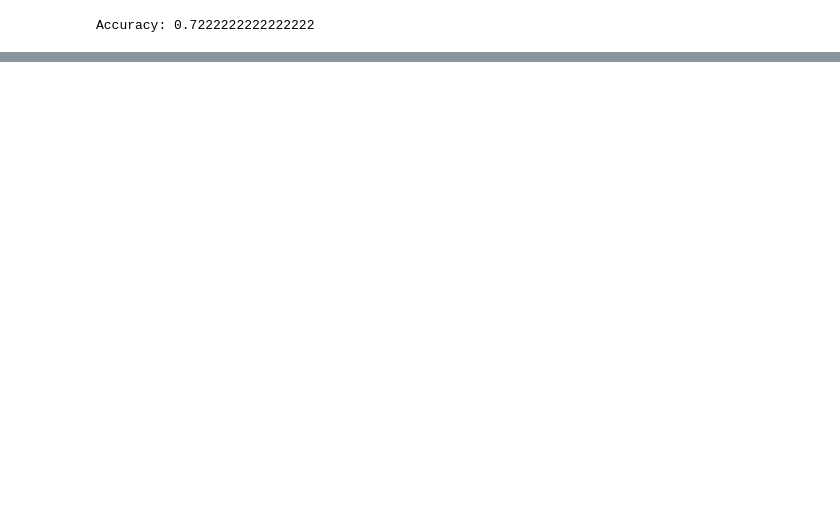
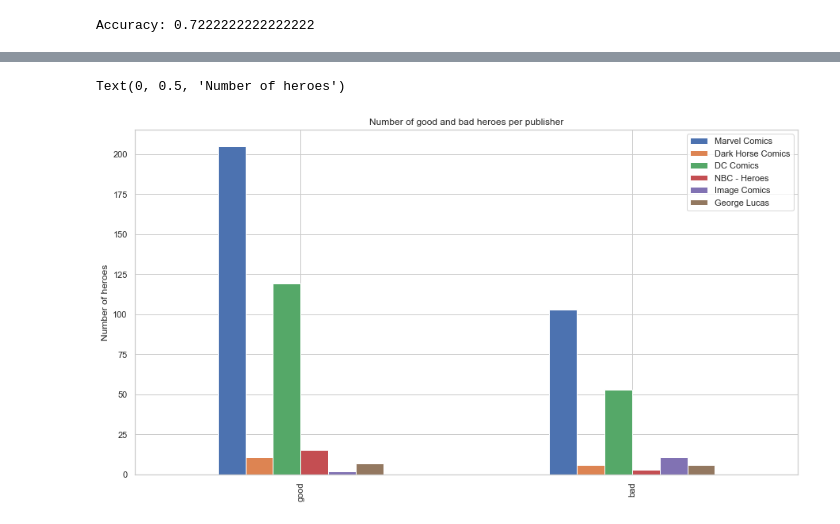
Before and after one commit to PauloHARocha/accentureChallenge, a Jupyter notebook: explanation.ipynb, the cells around one changed output, grey strips where cells are left out. Drawn from its saved outputs; the diff is of its cells as text; code cells hidden in the pictures; blank space fills up the shorter version.

Commit message:
Bonus section, finished.

```diff
--- a/explanation.ipynb
+++ b/explanation.ipynb
@@ -542,0 +627,17 @@ Variance score: 0.1676054028830426
+# %%
+# Get publishers values
+publishers = bonus_df['Publisher'].unique()
+
+# removing neutral
+bonus_df = bonus_df[bonus_df['Alignment'] != 'neutral']
+
+df_plot = pd.DataFrame()
+for publisher in publishers:
+    df_plot[publisher] = bonus_df['Alignment'][bonus_df['Publisher'] == publisher].value_counts()
+
+df_plot[df_plot[publishers] > 1].dropna(axis=1).plot.bar(figsize=(15,8))
+plt.title('Number of good and bad heroes per publisher')
+plt.ylabel('Number of heroes')
+# %% [output]
+Text(0, 0.5, 'Number of heroes')
+[figure, added]
```
Also changed, not shown: parts of 27 cells of this notebook, 2 other files.
